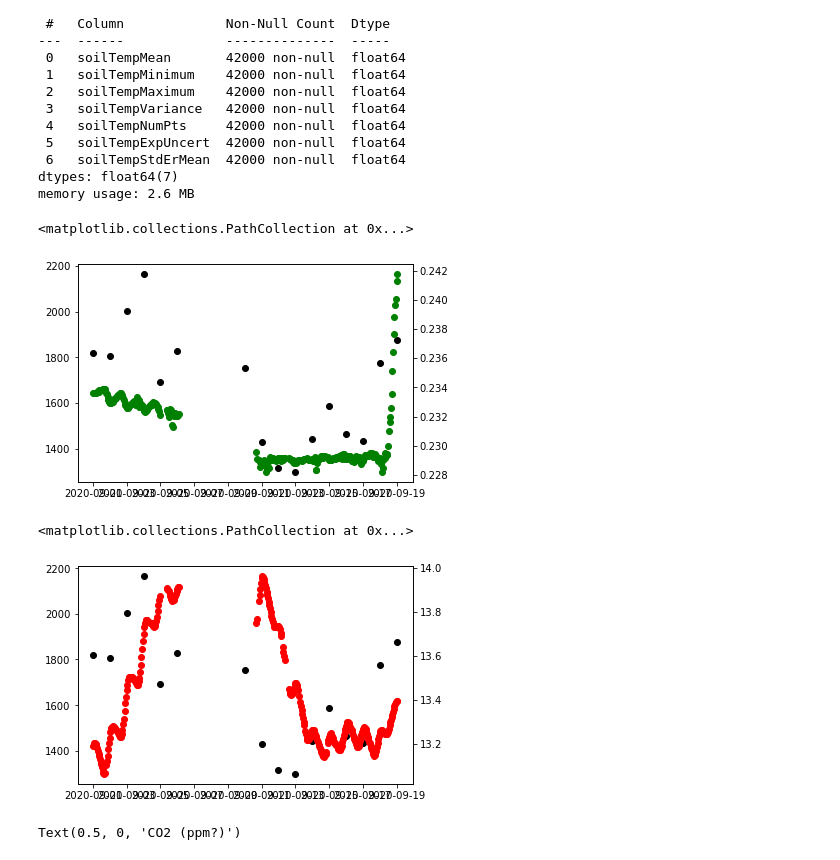
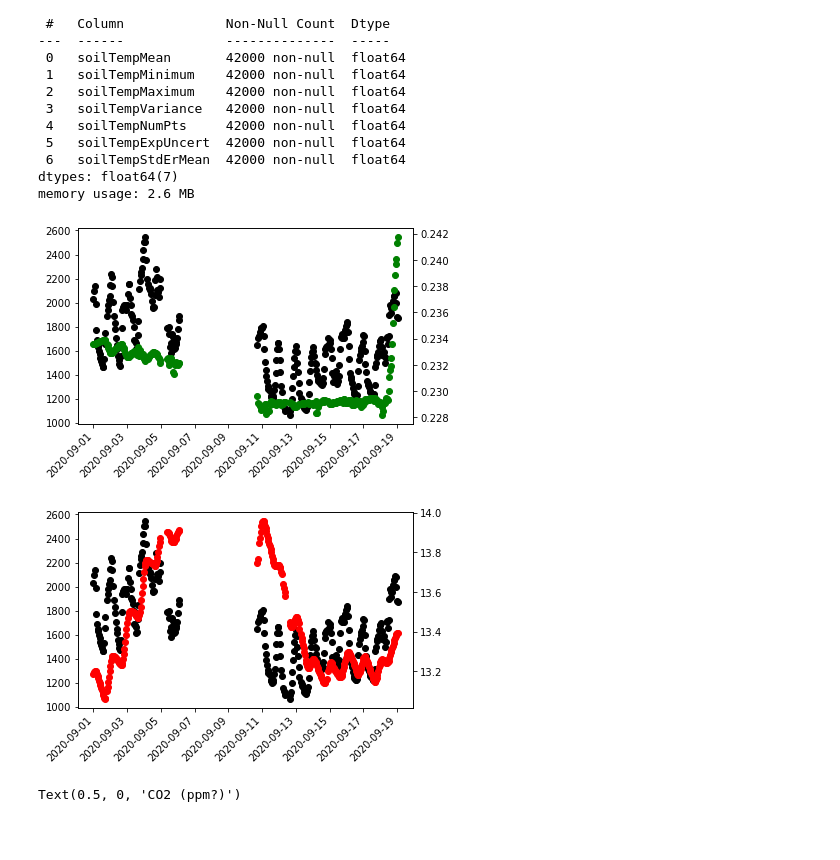
Before and after one commit to kulpojke/CO2xSWV, a Jupyter notebook: CO2xSWV.ipynb, the cells around one changed output. Cells and saved outputs as stored; diff of their text form; code cells hidden in the pictures; blank space fills up the shorter version.

```diff
--- a/CO2xSWV.ipynb
+++ b/CO2xSWV.ipynb
@@ -166,20 +166,19 @@ hourT = co2.soilTempMean.resample('1h').mean().dropna()
 # %%
 fig, ax1 = plt.subplots()
 ax2 = ax1.twinx()
 
-ax1.scatter(downsample.index, downsample, c='k')
+ax1.scatter(hourCO2.index, hourCO2, c='k')
 ax2.scatter(hourH2O.index, hourH2O, c='g')
-pl
+fig.autofmt_xdate(rotation=45)
 # %% [output]
-<matplotlib.collections.PathCollection at 0x...>
-[figure, old version]
+[figure, new version]
 # %%
 fig, ax1 = plt.subplots()
 ax2 = ax1.twinx()
 
-ax1.scatter(downsample.index, downsample, c='k')
+ax1.scatter(hourCO2.index, hourCO2, c='k')
 ax2.scatter(hourT.index, hourT, c='r')
+fig.autofmt_xdate(rotation=45)
 # %% [output]
-<matplotlib.collections.PathCollection at 0x...>
-[figure, old version]
+[figure, new version]
 # %%
```
Also changed, not shown: parts of 2 cells of this notebook, 1 other file.
